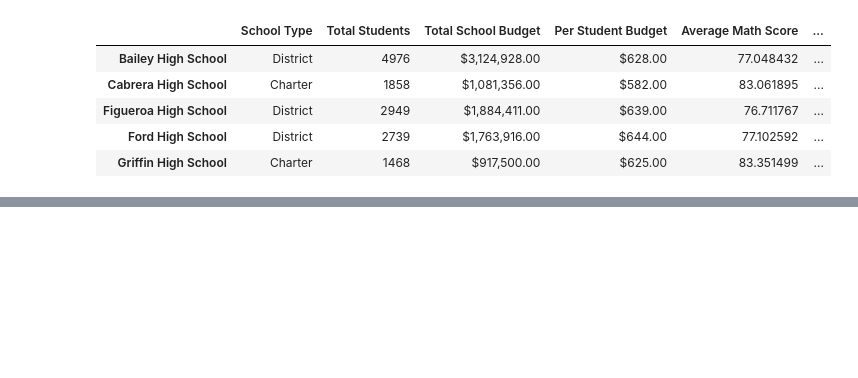
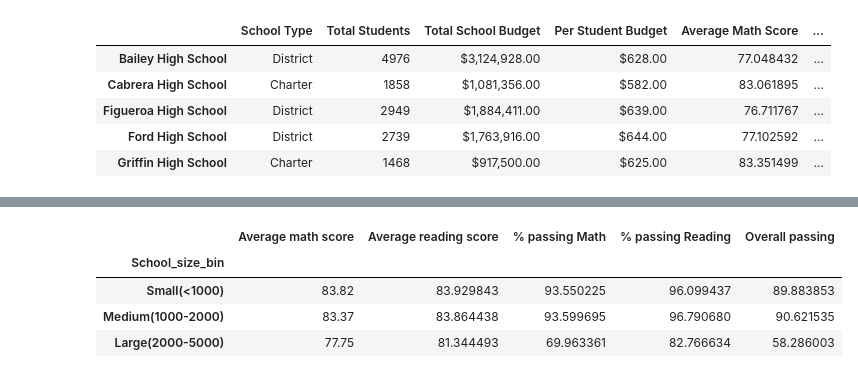
Before and after one commit to shaileeM/School_District_Analysis, a Jupyter notebook: PyCitySchools.ipynb, the cells around one changed output, grey strips where cells are left out. Saved outputs shown, nothing was run; the diff lists cells and outputs as text; code cells hidden in the pictures; blank space fills up the shorter version.

Commit message:
formatting

```diff
--- a/PyCitySchools.ipynb
+++ b/PyCitySchools.ipynb
@@ -896,0 +917,13 @@ SyntaxError: invalid syntax (<ipython-input-67-0fe6182ff957>, line 2)
+# %%
+size_summary_df["Average math score"]= size_summary_df["Average math score"].map("{:.2f}".format)
+size_summary_df["Average reading score"]= size_summary_df["Average reading score"].map("{:.2f}".format)
+size_summary_df["% passing Math"]= size_summary_df["% passing Math"].map("{:.0f}".format)
+size_summary_df["% passing Reading"]= size_summary_df["% passing Reading"].map("{:.0f}".format)
+size_summary_df["Overall passing"]= size_summary_df["Overall passing"].map("{:.0f}".format)
+size_summary_df.head()
+# %% [output]
+|  | Average math score | Average reading score | % passing Math | % passing Reading | Overall passing |
+| School_size_bin |  |  |  |  |  |
+| Small(<1000) | 83.82 | 83.929843 | 93.550225 | 96.099437 | 89.883853 |
+| Medium(1000-2000) | 83.37 | 83.864438 | 93.599695 | 96.790680 | 90.621535 |
+| Large(2000-5000) | 77.75 | 81.344493 | 69.963361 | 82.766634 | 58.286003 |
```
Also changed, not shown: parts of 4 cells of this notebook.
